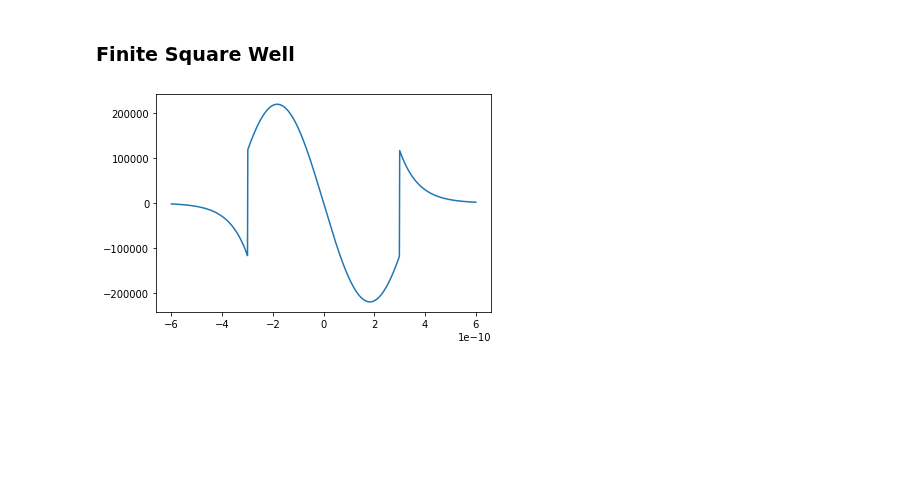
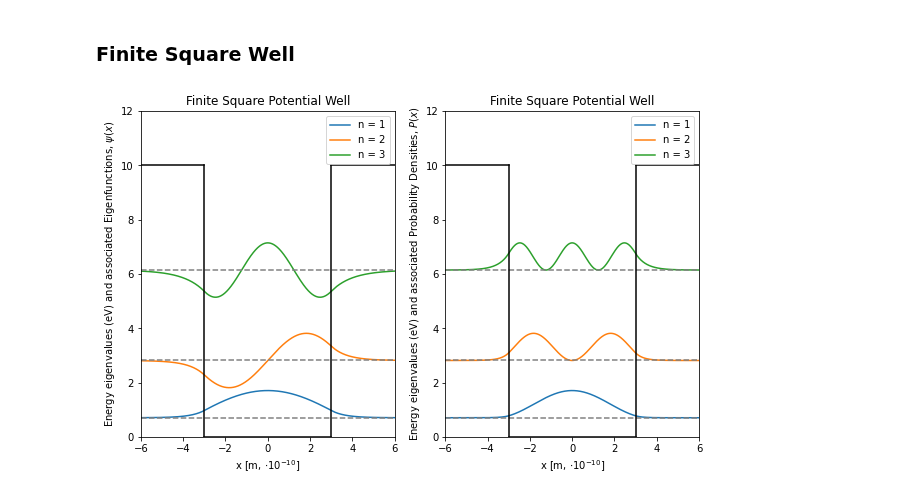
Before and after one commit to amavicpos/other-files, a Jupyter notebook: Scientific computing with Python/C12_notebook.ipynb, the cells around one changed output. Drawn from its saved outputs; the diff is of its cells as text; code cells hidden in the pictures; blank space fills up the shorter version.

```diff
--- a/Scientific computing with Python/C12_notebook.ipynb
+++ b/Scientific computing with Python/C12_notebook.ipynb
@@ -106,9 +106,9 @@ V_0 = 10*1.602e-19
 def eigenfunction_finite(n, a, E):
     alpha = np.sqrt(2*m*E)/h_bar
     beta = np.sqrt(2*m*(V_0-E))/h_bar
-    if n % 2 == 0:
+    if (n % 2) == 0:
         # Using normalisation and boundary conditions
-        B = np.sqrt(0.5/(np.exp(-2*a*beta)/(2*beta)-(np.exp(-2*beta*alpha)*(np.cos(alpha*a)-1))/(alpha*(np.sin(-alpha*a))**2)))
+        B = -np.sqrt(0.5/(np.exp(-2*a*beta)/(2*beta)-(np.exp(-2*beta*alpha)*(np.cos(alpha*a)-1))/(alpha*(np.sin(-alpha*a))**2)))
         A = np.exp(-beta*a)/np.sin(-alpha*a)*B
     else:
         B = np.sqrt(1/(np.exp(-2*a*beta)/beta+(np.sin(2*alpha*a)+2*alpha*a)*np.exp(-2*beta*a)/(2*alpha*(np.cos(alpha*a))**2)))
@@ -118,32 +118,81 @@ def eigenfunction_finite(n, a, E):
     psi_values = np.zeros(N)
     for i, x in enumerate(x_values):
         if x <= -a:
-            if n % 2 == 0:
-                psi_values[i] = -B*np.exp(beta*x)
+            if (n % 2) == 0:
+                psi_values[i] = B*np.exp(beta*x)
             else:
                 psi_values[i] = B*np.exp(beta*x)
         if -a < x < a:
-            if n % 2 == 0:
+            if (n % 2) == 0:
                 psi_values[i] = A*np.sin(alpha*x)
             else:
                 psi_values[i] = A*np.cos(alpha*x)
         if x >= a:
-            psi_values[i] = B*np.exp(-beta*x)
-    return psi_values
+            if (n % 2) == 0:
+                psi_values[i] = -B*np.exp(-beta*x)
+            else:
+                psi_values[i] = B*np.exp(-beta*x)
+    return psi_values, A
 
 def prob_density_finite(n, a, E):
-    return np.abs(eigenfunction_finite(n, a, E))**2
+    return np.abs(eigenfunction_finite(n, a, E)[0])**2
 # %%
 x_values = np.linspace(-2*a, 2*a, N)
 
-E1 = 0.7155*1.602e-19
-E2 = 2.8216*1.602e-19
-E3 = 6.1492*1.602e-19
+E1 = 0.7155
+E2 = 2.8216
+E3 = 6.1492
 
-psi_values_1 = eigenfunction_finite(2, a, E2)
+psi_values_1 = eigenfunction_finite(1, a, E1*1.602e-19)
+psi_values_2 = eigenfunction_finite(2, a, E2*1.602e-19)
+psi_values_3 = eigenfunction_finite(3, a, E3*1.602e-19)
 
-plt.plot(x_values, psi_values_1)
+prob_values_1 = prob_density_finite(1, a, E1*1.602e-19)
+prob_values_2 = prob_density_finite(2, a, E2*1.602e-19)
+prob_values_3 = prob_density_finite(3, a, E3*1.602e-19)
 
+fig = plt.figure(figsize=(10,6))
+ax1 = fig.add_subplot(1,2,1)
+ax2 = fig.add_subplot(1,2,2)
+
+ax1.plot(x_values/1e-10, 1/psi_values_1[1]*psi_values_1[0]+E1)
+ax1.plot(x_values/1e-10, 1/psi_values_2[1]*psi_values_2[0]+E2)
+ax1.plot(x_values/1e-10, 1/psi_values_3[1]*psi_values_3[0]+E3)
+
+ax1.set_xlim([-6, 6])
+ax1.set_ylim([0, 12])
+ax1.axhline(0, 0.25, 0.75, color='black')
+ax1.axhline(E1, linestyle='--', color='grey')
+ax1.axhline(E2, linestyle='--', color='grey')
+ax1.axhline(E3, linestyle='--', color='grey')
+ax1.axvline(-a/1e-10, 0, 10/12,  color='black')
+ax1.axvline(a/1e-10, 0, 10/12, color='black')
+ax1.axhline(10, 0, 0.25, color='black')
+ax1.axhline(10, 0.75, 1, color='black')
+ax1.legend(['n = 1', 'n = 2', 'n = 3'])
+ax1.set_xlabel('x [m, $\cdot 10^{-10}$]')
+ax1.set_ylabel('Energy eigenvalues (eV) and associated Eigenfunctions, $\psi(x)$')
+
+ax2.plot(x_values/1e-10, 1/psi_values_1[1]**2*prob_values_1+E1)
+ax2.plot(x_values/1e-10, 1/psi_values_2[1]**2*prob_values_2+E2)
+ax2.plot(x_values/1e-10, 1/psi_values_3[1]**2*prob_values_3+E3)
+
+ax2.set_xlim([-6, 6])
+ax2.set_ylim([0, 12])
+ax2.axhline(0, 0.25, 0.75, color='black')
+ax2.axhline(E1, linestyle='--', color='grey')
+ax2.axhline(E2, linestyle='--', color='grey')
+ax2.axhline(E3, linestyle='--', color='grey')
+ax2.axvline(-a/1e-10, 0, 10/12,  color='black')
+ax2.axvline(a/1e-10, 0, 10/12, color='black')
+ax2.axhline(10, 0, 0.25, color='black')
+ax2.axhline(10, 0.75, 1, color='black')
+ax2.legend(['n = 1', 'n = 2', 'n = 3'])
+ax2.set_xlabel('x [m, $\cdot 10^{-10}$]')
+ax2.set_ylabel('Energy eigenvalues (eV) and associated Probability Densities, $P(x)$')
+
+ax1.set_title('Finite Square Potential Well')
+ax2.set_title('Finite Square Potential Well')
 plt.show()
 # %% [output]
-[figure, old version]
+[figure, new version]
```
